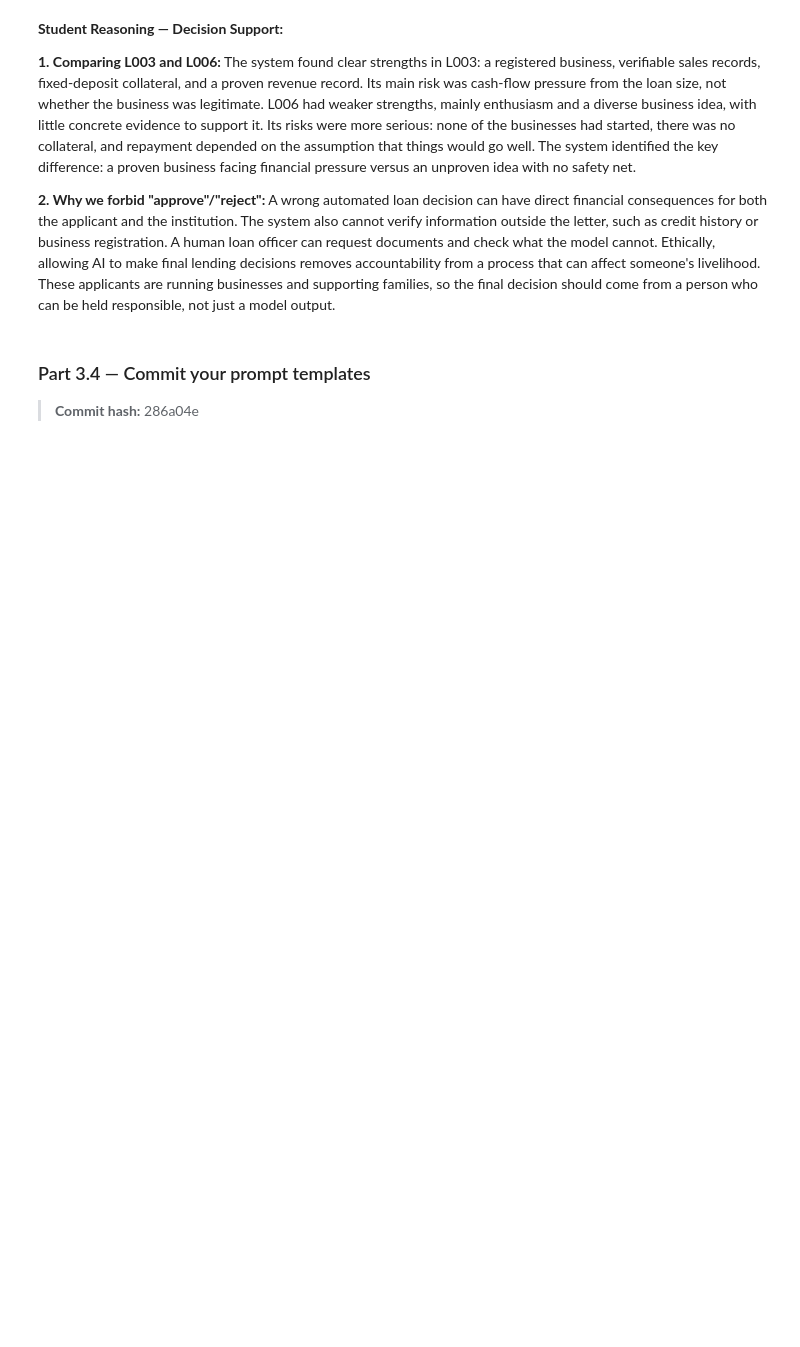
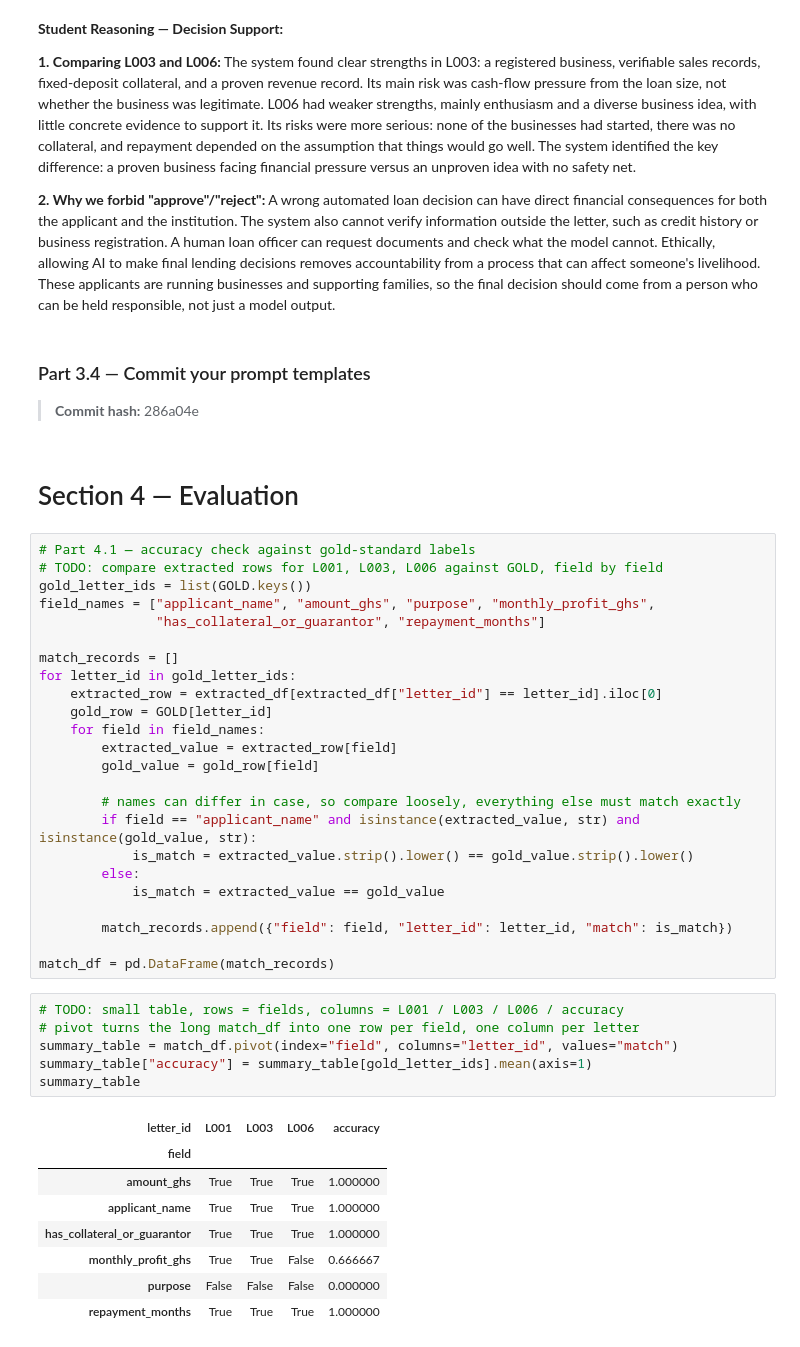
Before and after one commit to Sergi-e/lab-4-llm-decision-support, a Jupyter notebook: Lab4.ipynb, the cells around one changed output. Saved outputs shown, nothing was run; the diff lists cells and outputs as text; blank space fills up the shorter version.

Commit message:
Did the last section

```diff
--- a/Lab4.ipynb
+++ b/Lab4.ipynb
@@ -357,3 +357,44 @@ Invite the applicant, Efua Darko, for an interview to discuss her business plan,
 ### Part 3.4 — Commit your prompt templates
 
 > **Commit hash:** 286a04e
+# %% [markdown]
+# Section 4 — Evaluation
+# %%
+# Part 4.1 — accuracy check against gold-standard labels
+# TODO: compare extracted rows for L001, L003, L006 against GOLD, field by field
+gold_letter_ids = list(GOLD.keys())
+field_names = ["applicant_name", "amount_ghs", "purpose", "monthly_profit_ghs",
+               "has_collateral_or_guarantor", "repayment_months"]
+
+match_records = []
+for letter_id in gold_letter_ids:
+    extracted_row = extracted_df[extracted_df["letter_id"] == letter_id].iloc[0]
+    gold_row = GOLD[letter_id]
+    for field in field_names:
+        extracted_value = extracted_row[field]
+        gold_value = gold_row[field]
+
+        # names can differ in case, so compare loosely, everything else must match exactly
+        if field == "applicant_name" and isinstance(extracted_value, str) and isinstance(gold_value, str):
+            is_match = extracted_value.strip().lower() == gold_value.strip().lower()
+        else:
+            is_match = extracted_value == gold_value
+
+        match_records.append({"field": field, "letter_id": letter_id, "match": is_match})
+
+match_df = pd.DataFrame(match_records)
+# %%
+# TODO: small table, rows = fields, columns = L001 / L003 / L006 / accuracy
+# pivot turns the long match_df into one row per field, one column per letter
+summary_table = match_df.pivot(index="field", columns="letter_id", values="match")
+summary_table["accuracy"] = summary_table[gold_letter_ids].mean(axis=1)
+summary_table
+# %% [output]
+| letter_id | L001 | L003 | L006 | accuracy |
+| field |  |  |  |  |
+| amount_ghs | True | True | True | 1.000000 |
+| applicant_name | True | True | True | 1.000000 |
+| has_collateral_or_guarantor | True | True | True | 1.000000 |
+| monthly_profit_ghs | True | True | False | 0.666667 |
+| purpose | False | False | False | 0.000000 |
+| repayment_months | True | True | True | 1.000000 |
```
Also changed, not shown: parts of 14 cells of this notebook.
